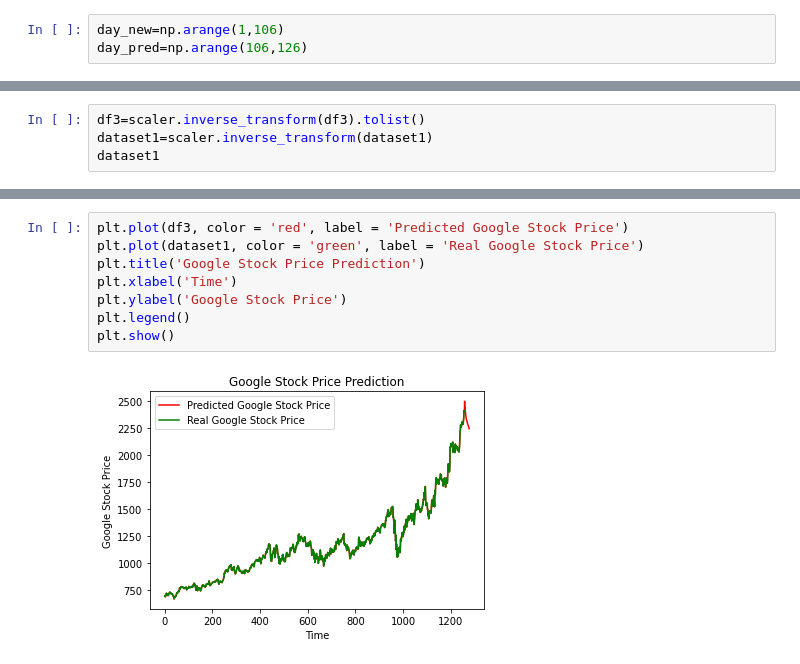
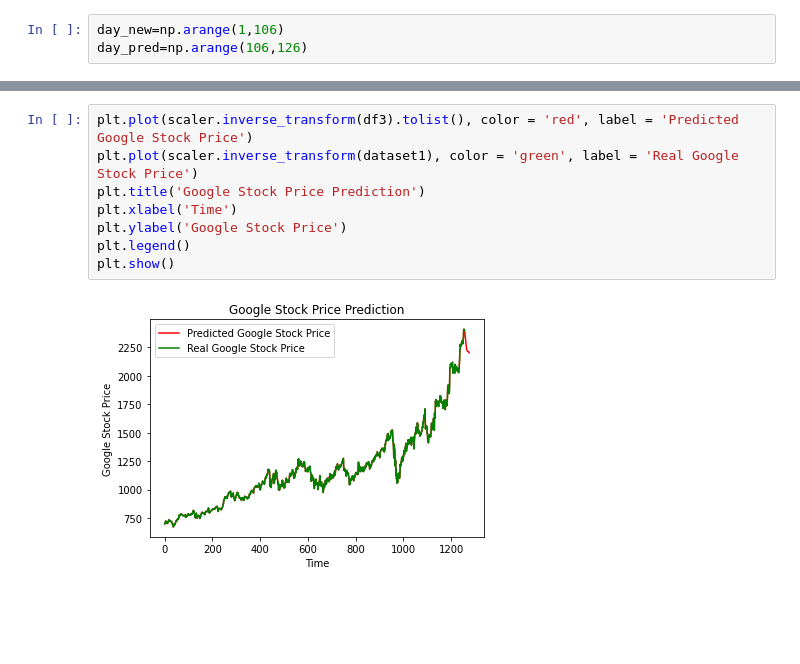
Before and after one commit to koshal01/Stock_price_prediction, a Jupyter notebook: Stockprice_forecasitng_using_lstm.ipynb, the cells around one changed output, grey strips where cells are left out. Drawn from its saved outputs; the diff is of its cells as text; blank space fills up the shorter version.

```diff
--- a/Stockprice_forecasitng_using_lstm.ipynb
+++ b/Stockprice_forecasitng_using_lstm.ipynb
@@ -332,4 +335,0 @@ plt.plot(df3[1200:])
-# %%
-df3=scaler.inverse_transform(df3).tolist()
-dataset1=scaler.inverse_transform(dataset1)
-dataset1
@@ -344,10 +336,10 @@ array([[ 697.63 ],
 # %%
-plt.plot(df3, color = 'red', label = 'Predicted Google Stock Price')
-plt.plot(dataset1, color = 'green', label = 'Real Google Stock Price')
+plt.plot(scaler.inverse_transform(df3).tolist(), color = 'red', label = 'Predicted Google Stock Price')
+plt.plot(scaler.inverse_transform(dataset1), color = 'green', label = 'Real Google Stock Price')
 plt.title('Google Stock Price Prediction')
 plt.xlabel('Time')
 plt.ylabel('Google Stock Price')
 plt.legend()
 plt.show()
 # %% [output]
-[figure, old version]
+[figure, new version]
```
Also changed, not shown: parts of 18 cells of this notebook.
